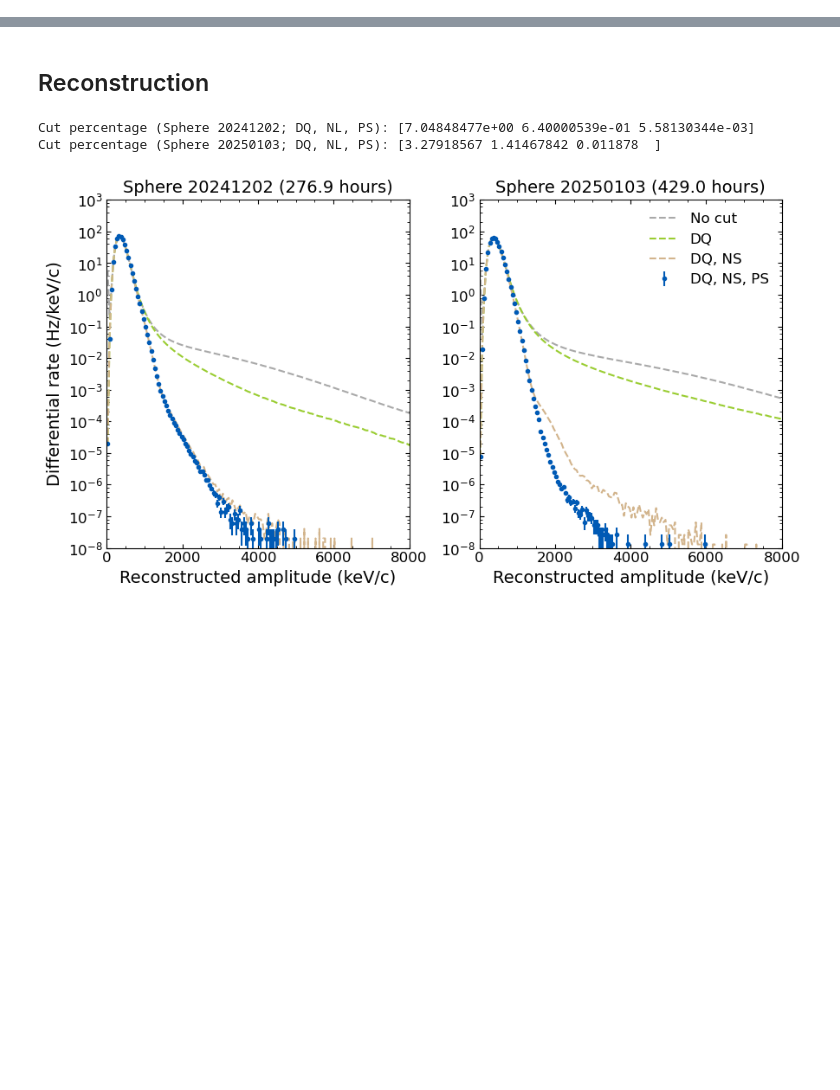
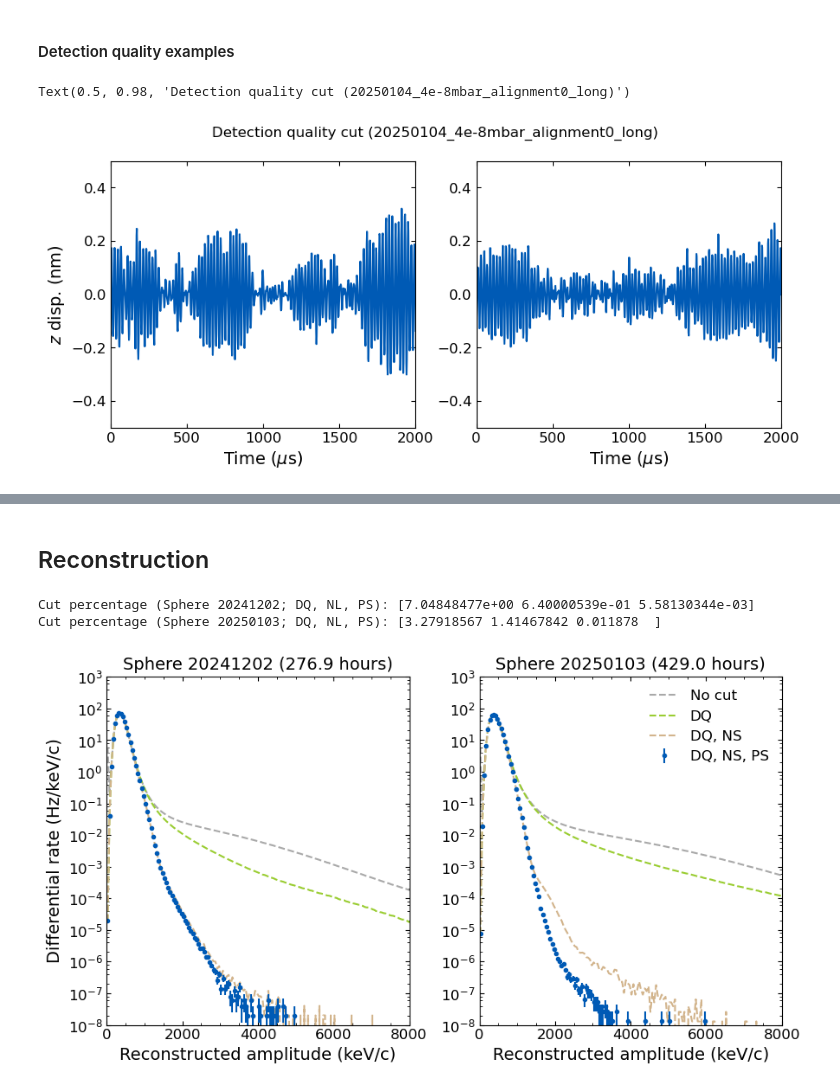
Before and after one commit to yuhants/dm_nanospheres, a Jupyter notebook: analysis_notebooks/sphere_combined_reconstruction.ipynb, the cells around one changed output, grey strips where cells are left out. Drawn from its saved outputs; the diff is of its cells as text; code cells hidden in the pictures; blank space fills up the shorter version.

```diff
--- a/analysis_notebooks/sphere_combined_reconstruction.ipynb
+++ b/analysis_notebooks/sphere_combined_reconstruction.ipynb
@@ -136,0 +110,25 @@ Text(0.5, 0, 'Time (ms)')
+# %% [markdown]
+#### Detection quality examples
+# %%
+bad_window_idx = np.nonzero(~good_detection)[0]
+
+fig, axes = plt.subplots(1, 2, figsize=(10, 4))
+
+tt0 = np.arange(0, window_length) * dtt / 1e-6 - 400
+axes[0].plot(tt0, zz_bp_shaped[bad_window_idx[4]] * c_mv / 1e-9, color='#005AB5')
+axes[0].set_ylim(-0.5, 0.5)
+axes[0].set_xlim(0, 2000)
+
+tt1 = np.arange(0, window_length) * dtt / 1e-6 - 5000
+axes[1].plot(tt1, zz_bp_shaped[bad_window_idx[8]] * c_mv / 1e-9, color='#005AB5')
+axes[1].set_ylim(-0.5, 0.5)
+axes[1].set_xlim(0, 2000)
+
+axes[0].set_ylabel('$z$ disp. (nm)')
+axes[0].set_xlabel('Time ($\mu$s)')
+axes[1].set_xlabel('Time ($\mu$s)')
+
+fig.suptitle(f'Detection quality cut (20250104_4e-8mbar_alignment0_long)')
+# %% [output]
+Text(0.5, 0.98, 'Detection quality cut (20250104_4e-8mbar_alignment0_long)')
+[figure, added]
```
Also changed, not shown: parts of 107 cells of this notebook, 5 other files.
